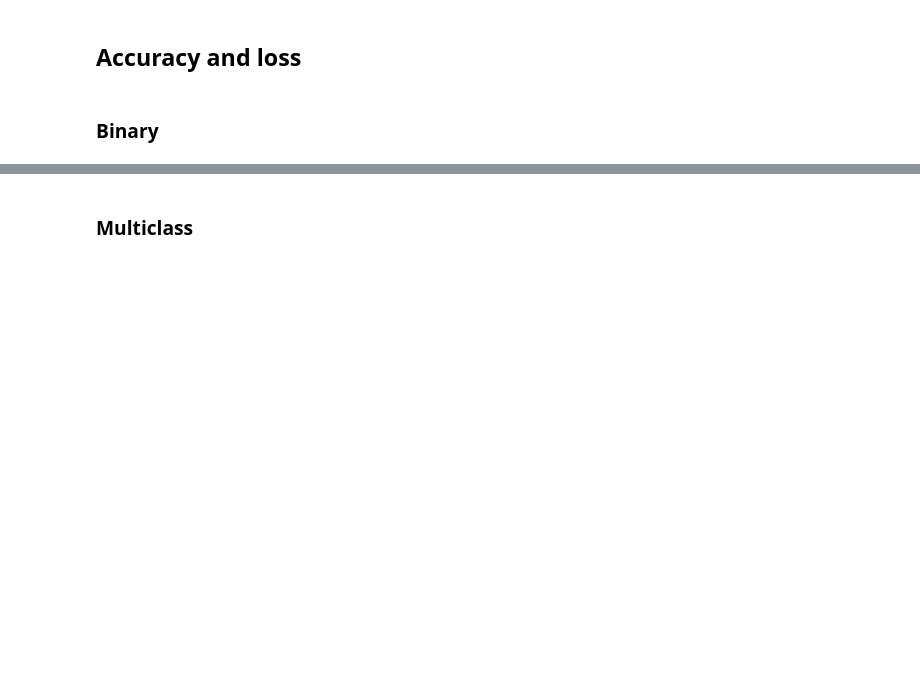
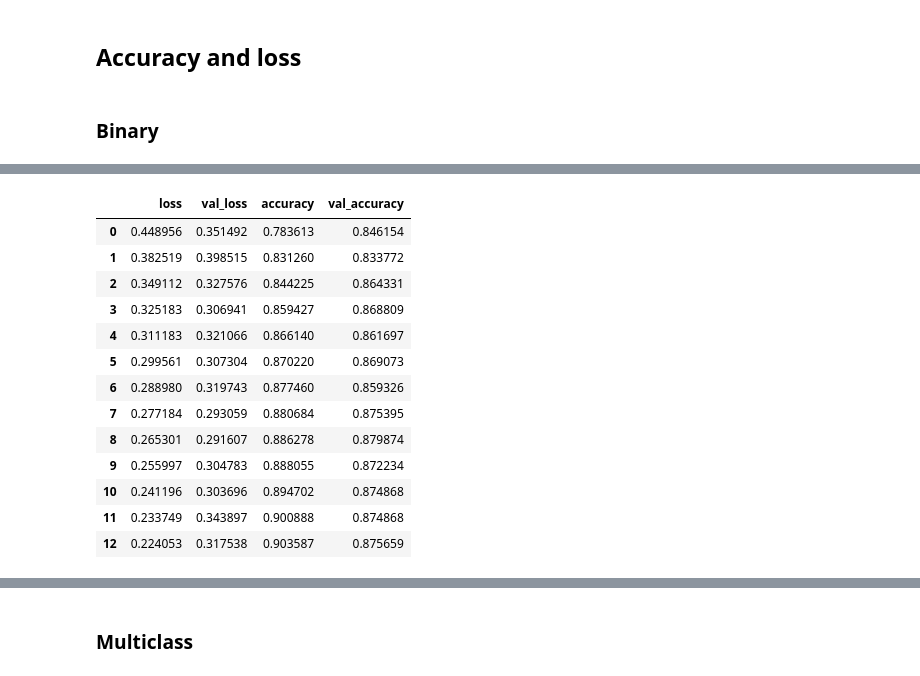
Before and after one commit to Likalto4/skin_lesion_classification, a Jupyter notebook: Deep_Learning/notebooks/check_results.ipynb, the cells around one changed output, grey strips where cells are left out. Drawn from its saved outputs; the diff is of its cells as text; code cells hidden in the pictures; blank space fills up the shorter version.

```diff
--- a/Deep_Learning/notebooks/check_results.ipynb
+++ b/Deep_Learning/notebooks/check_results.ipynb
@@ -55 +70,26 @@ The current directory is /home/user7/skin_lesion_classification/Deep_Learning/no
+# %%
+# Let's check the loss and accuracy of the model
+model_name = 'vgg19_bn'
+with_epoch = False
+epoch_num = 9
+
+#see pandas dataframe with more specific info
+#read pandas
+df = pd.read_csv(project_path/ 'data' / 'results' / f'{model_name}_stats.csv')
+df
+# %% [output]
+|  | loss | val_loss | accuracy | val_accuracy |
+| 0 | 0.448956 | 0.351492 | 0.783613 | 0.846154 |
+| 1 | 0.382519 | 0.398515 | 0.831260 | 0.833772 |
+| 2 | 0.349112 | 0.327576 | 0.844225 | 0.864331 |
+| 3 | 0.325183 | 0.306941 | 0.859427 | 0.868809 |
+| 4 | 0.311183 | 0.321066 | 0.866140 | 0.861697 |
+| 5 | 0.299561 | 0.307304 | 0.870220 | 0.869073 |
+| 6 | 0.288980 | 0.319743 | 0.877460 | 0.859326 |
+| 7 | 0.277184 | 0.293059 | 0.880684 | 0.875395 |
+| 8 | 0.265301 | 0.291607 | 0.886278 | 0.879874 |
+| 9 | 0.255997 | 0.304783 | 0.888055 | 0.872234 |
+| 10 | 0.241196 | 0.303696 | 0.894702 | 0.874868 |
+| 11 | 0.233749 | 0.343897 | 0.900888 | 0.874868 |
+| 12 | 0.224053 | 0.317538 | 0.903587 | 0.875659 |
 # %%
```
Also changed, not shown: parts of 14 cells of this notebook.
